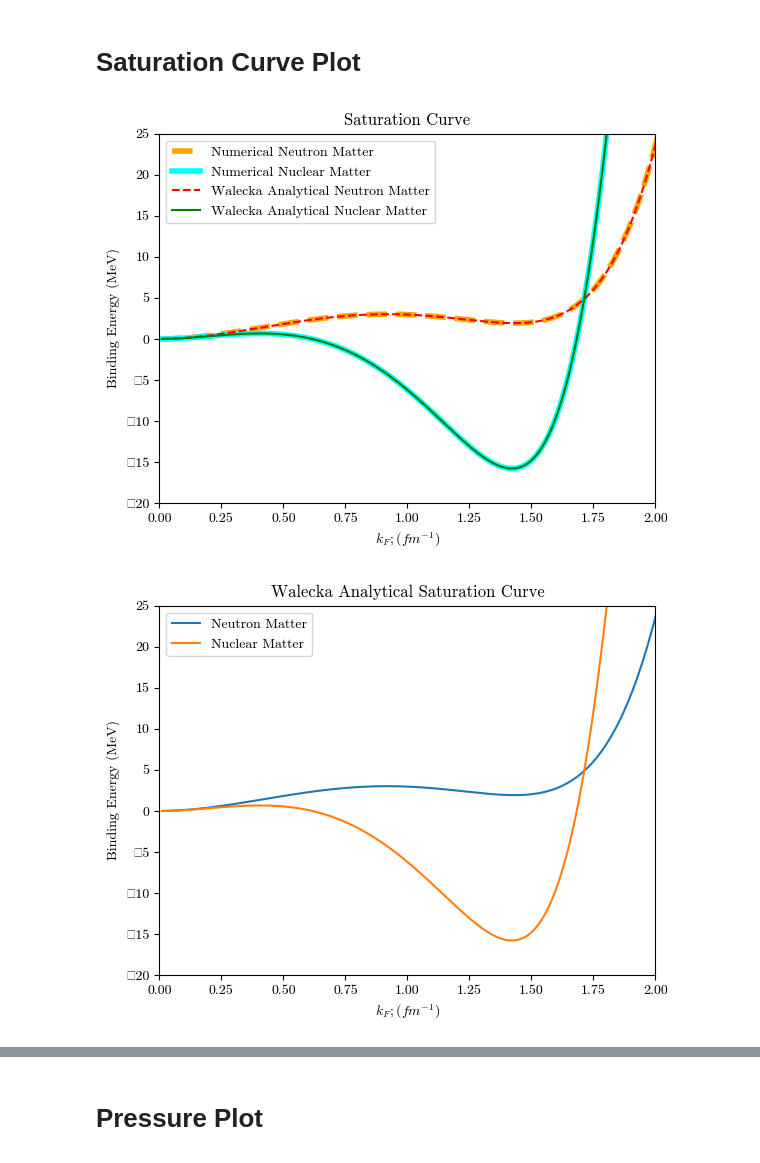
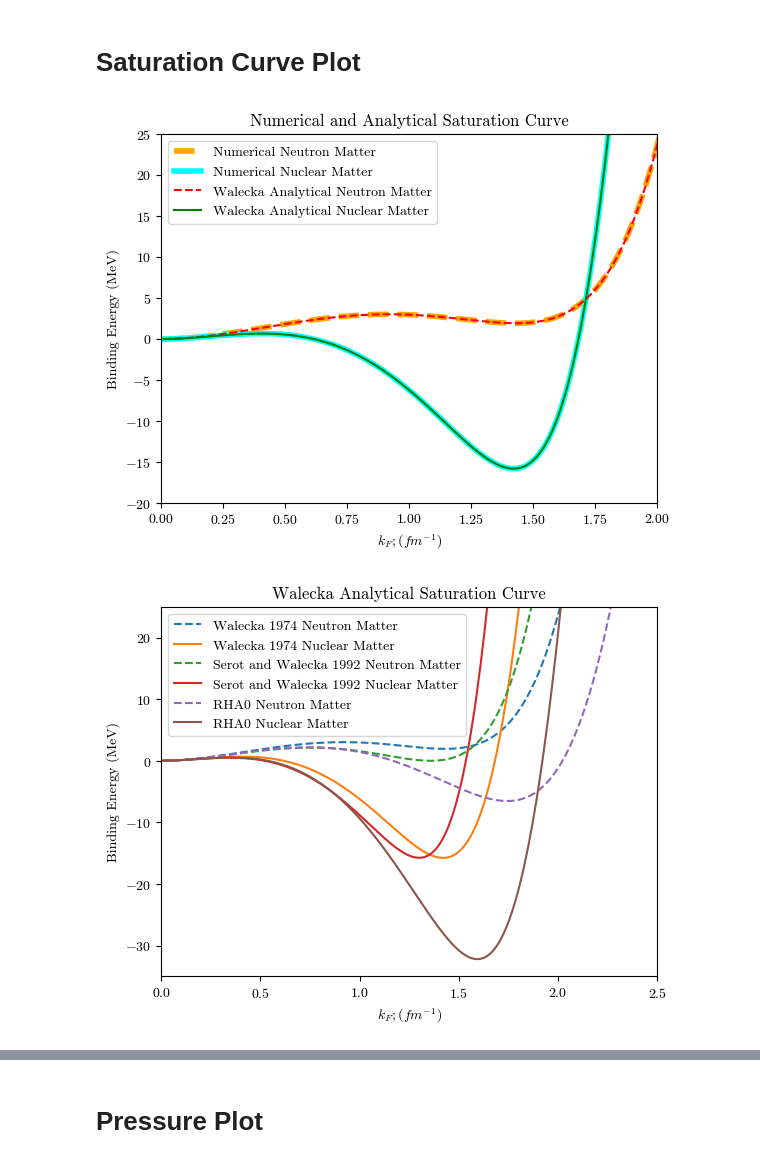
Before and after one commit to ghitha-rahiemy/Modified-Numerical-QHD-effective-mass, a Jupyter notebook: QHD_I_Numerical_Integration_english.ipynb, the cells around one changed output, grey strips where cells are left out. Cells and saved outputs as stored; diff of their text form; code cells hidden in the pictures.

Commit message:
Corrected integration writing and comparison of some of the parameter set.

```diff
--- a/QHD_I_Numerical_Integration_english.ipynb
+++ b/QHD_I_Numerical_Integration_english.ipynb
@@ -131,11 +112,8 @@ plt.show()
 # Calculating Effective Mass (Numerical)
 $$\int^{k_F}_0 dk \frac{k^2m^*}{\sqrt{k^2+m^{*2}}} $$
 # %%
-# Using another QHD-I Parameter Set (Walecka, 1974)
+#1 Using QHD-I Parameter Set (Walecka, 1974)
 gamma_list = [2,4]
-hc = 197.3269804
-pi = math.pi
-M = 939
 M2 = M**2
 ms = 550
 mv = 783
@@ -146,6 +124,21 @@ mv2 = mv**2
 gs2 = cs2*ms2/M2
 gv2 = cv2*mv2/M2
 gs = gs2**0.5
+# %%
+#2 Using QHD-I Parameter Set (Serot and Walecka, 1992)
+cs2_sw = 357.4  # cs^2 = gs^2 * (M/ms)^2
+cv2_sw = 273.8
+gs2_sw = cs2_sw*ms2/M2
+gv2_sw = cv2_sw*mv2/M2
+gs_sw = gs2_sw**0.5
+# %%
+#3 Using QHD-I Parameter Set RHA0 (Serot and Walecka, 1992)
+gs2_r = 53.78
+gv2_r = 102.58
+ms_r = 456.0
+cs2_r = gs2_r*(M/ms_r)**2
+cv2_r = gv2_r*(M/mv)**2
+gs_r = gs2_r**0.5
 # %%
 # Secant Method
 def secant(f, x0):
@@ -320,39 +422,53 @@ plt.show()
 # %%
 plt.plot(kf_list, BE_list[0], label='Numerical Neutron Matter', linestyle='--', linewidth=4, color='orange')
 plt.plot(kf_list, BE_list[1], label='Numerical Nuclear Matter', linestyle='-', linewidth=4, color='cyan')
 plt.plot(kf_list, BE_list_a[0], label='Walecka Analytical Neutron Matter', linestyle='--', color='red')
 plt.plot(kf_list, BE_list_a[1], label='Walecka Analytical Nuclear Matter', linestyle='-', color='green')
-
 ax = plt.gca()
 ax.set_xlim([0, 2.0])
 ax.set_ylim([-20, 25])
-plt.title('Saturation Curve')
+plt.title('Numerical and Analytical Saturation Curve')
 plt.ylabel('Binding Energy (MeV)')
 plt.xlabel('$k_{F}; (fm^{-1})$')
 plt.legend()
 plt.show()
 
-plt.plot(kf_list, BE_list_a[0], label='Neutron Matter')
-plt.plot(kf_list, BE_list_a[1], label='Nuclear Matter')
+plt.plot(kf_list, BE_list_a[0], label='Walecka 1974 Neutron Matter', linestyle='--')
+plt.plot(kf_list, BE_list_a[1], label='Walecka 1974 Nuclear Matter', linestyle='-')
+plt.plot(kf_list, BE_list_a2[0], label='Serot and Walecka 1992 Neutron Matter', linestyle='--')
+plt.plot(kf_list, BE_list_a2[1], label='Serot and Walecka 1992 Nuclear Matter', linestyle='-')
+plt.plot(kf_list, BE_list_a3[0], label='RHA0 Neutron Matter', linestyle='--')
+plt.plot(kf_list, BE_list_a3[1], label='RHA0 Nuclear Matter', linestyle='-')
 ax = plt.gca()
-ax.set_xlim([0, 2.0])
-ax.set_ylim([-20, 25])
+ax.set_xlim([0, 2.5])
+ax.set_ylim([-35, 25])
 plt.title('Walecka Analytical Saturation Curve')
 plt.ylabel('Binding Energy (MeV)')
 plt.xlabel('$k_{F}; (fm^{-1})$')
 plt.legend()
 plt.show()
 
-plt.plot(kf_list, BE_list[0], label='Neutron Matter')
-plt.plot(kf_list, BE_list[1], label='Nuclear Matter')
-ax = plt.gca()
-ax.set_xlim([0, 2.0])
-ax.set_ylim([-20, 25])
-plt.title('Numerical Saturation Curve')
-plt.ylabel('Binding Energy (MeV)')
-plt.xlabel('$k_{F}; (fm^{-1})$')
-plt.legend()
-plt.show()
+# plt.plot(kf_list, BE_list_a[0], label='Neutron Matter')
+# plt.plot(kf_list, BE_list_a[1], label='Nuclear Matter')
+# ax = plt.gca()
+# ax.set_xlim([0, 2.0])
+# ax.set_ylim([-20, 25])
+# plt.title('Walecka Analytical Saturation Curve')
+# plt.ylabel('Binding Energy (MeV)')
+# plt.xlabel('$k_{F}; (fm^{-1})$')
+# plt.legend()
+# plt.show()
+
+# plt.plot(kf_list, BE_list[0], label='Neutron Matter')
+# plt.plot(kf_list, BE_list[1], label='Nuclear Matter')
+# ax = plt.gca()
+# ax.set_xlim([0, 2.0])
+# ax.set_ylim([-20, 25])
+# plt.title('Numerical Saturation Curve')
+# plt.ylabel('Binding Energy (MeV)')
+# plt.xlabel('$k_{F}; (fm^{-1})$')
+# plt.legend()
+# plt.show()
 # %% [output]
-[figure, old version]
+[figure, new version]
-[figure, old version]
+[figure, new version]
```
Also changed, not shown: parts of 8 cells of this notebook.
